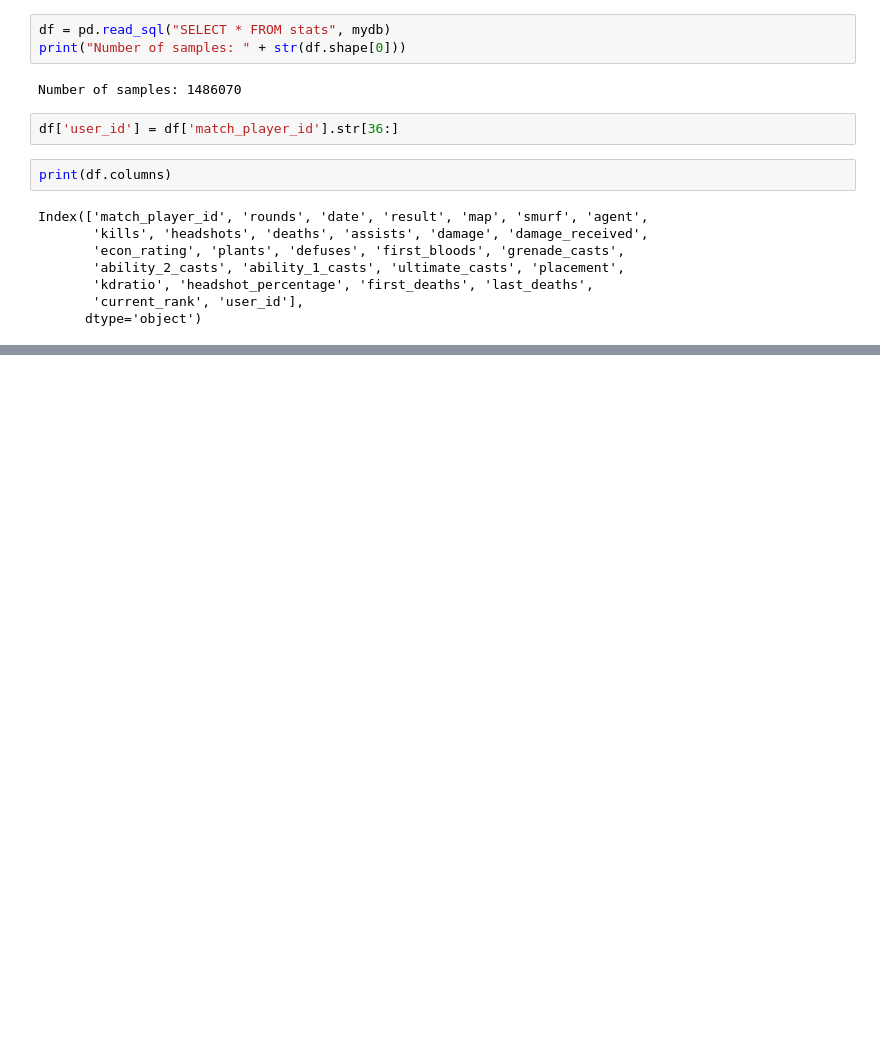
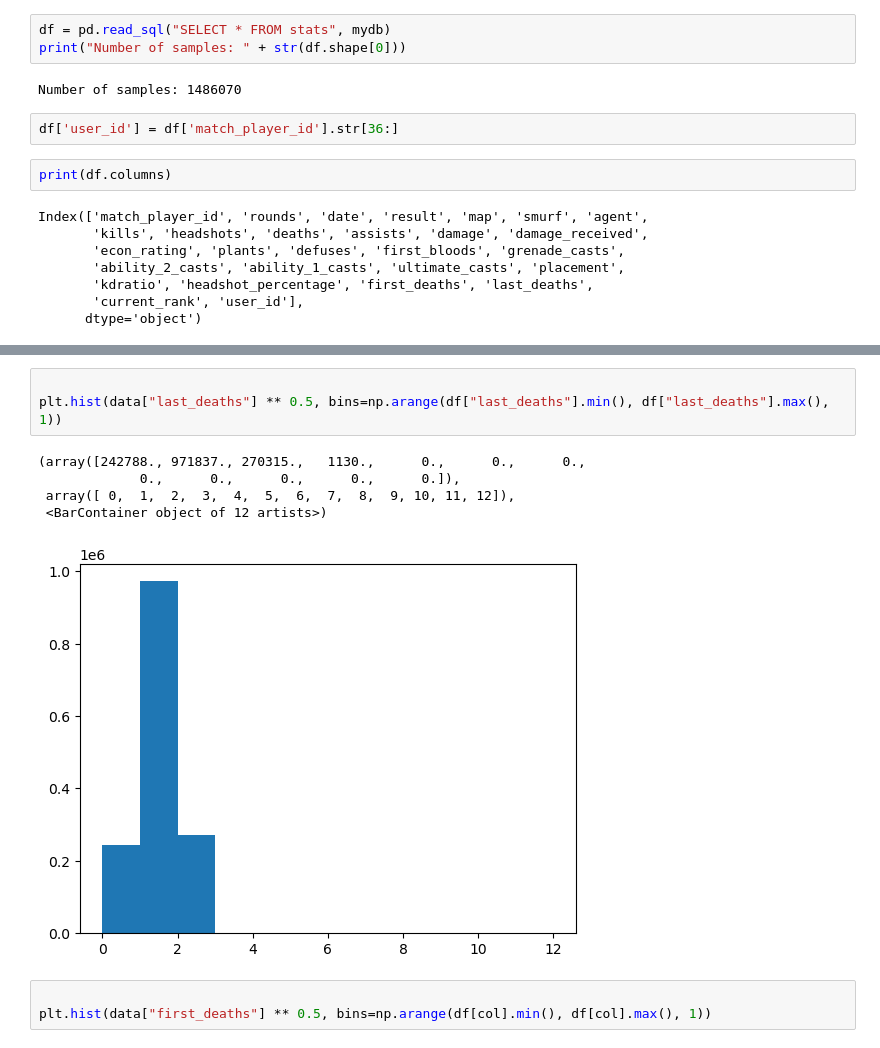
Before and after one commit to alecrmeyer/valmine, a Jupyter notebook: Analysis/SmurfAnomalyDetection.ipynb, the cells around one changed output, grey strips where cells are left out. Saved outputs shown, nothing was run; the diff lists cells and outputs as text; blank space fills up the shorter version.

```diff
--- a/Analysis/SmurfAnomalyDetection.ipynb
+++ b/Analysis/SmurfAnomalyDetection.ipynb
@@ -59,0 +76,12 @@ plt.hist(df['headshot_percentage'] ** 0.5, bins = 65)
+# %%
+
+plt.hist(data["last_deaths"] ** 0.5, bins=np.arange(df["last_deaths"].min(), df["last_deaths"].max(), 1))
+# %% [output]
+(array([242788., 971837., 270315.,   1130.,      0.,      0.,      0.,
+             0.,      0.,      0.,      0.,      0.]),
+ array([ 0,  1,  2,  3,  4,  5,  6,  7,  8,  9, 10, 11, 12]),
+ <BarContainer object of 12 artists>)
+[figure, added]
+# %%
+
+plt.hist(data["first_deaths"] ** 0.5, bins=np.arange(df[col].min(), df[col].max(), 1))
```
Also changed, not shown: parts of 3 cells of this notebook.
